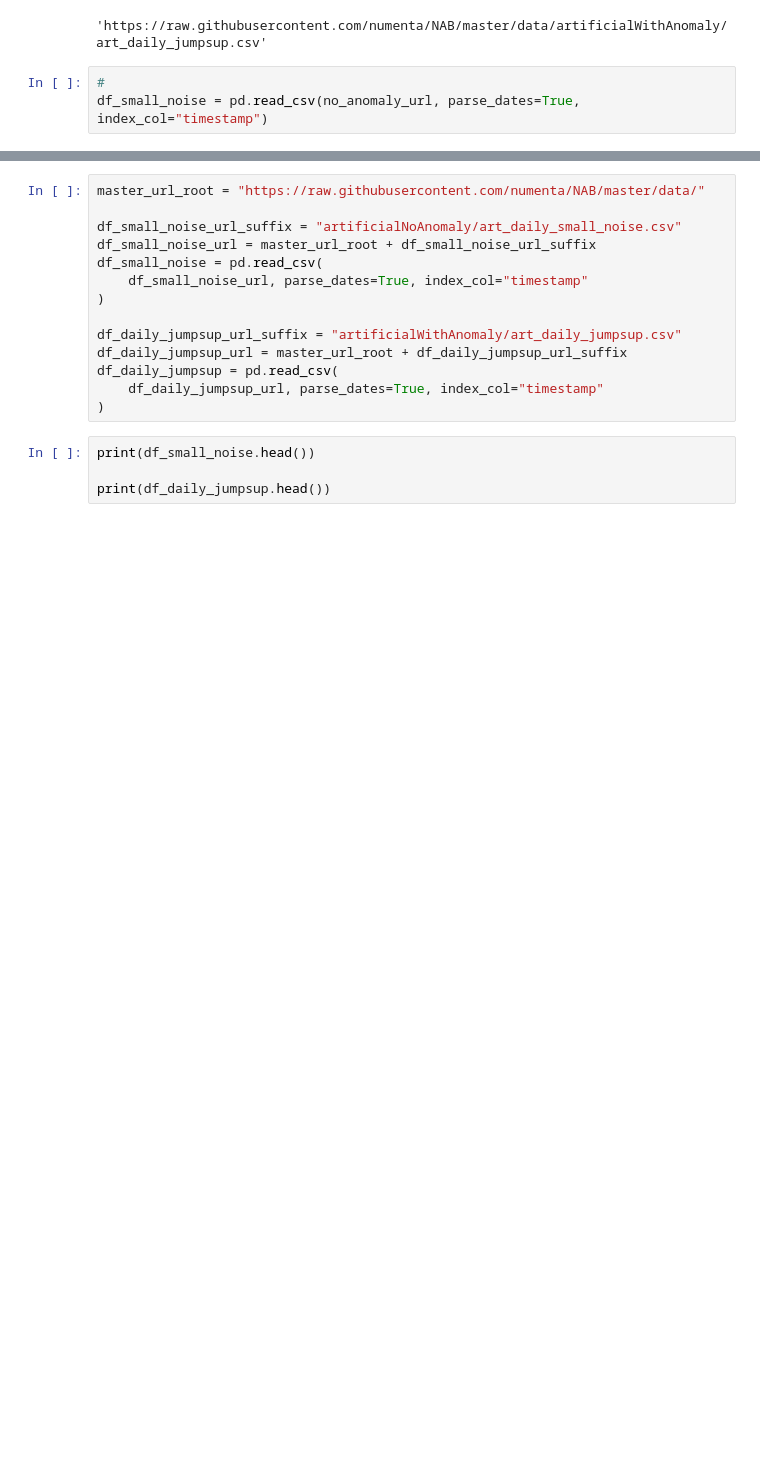
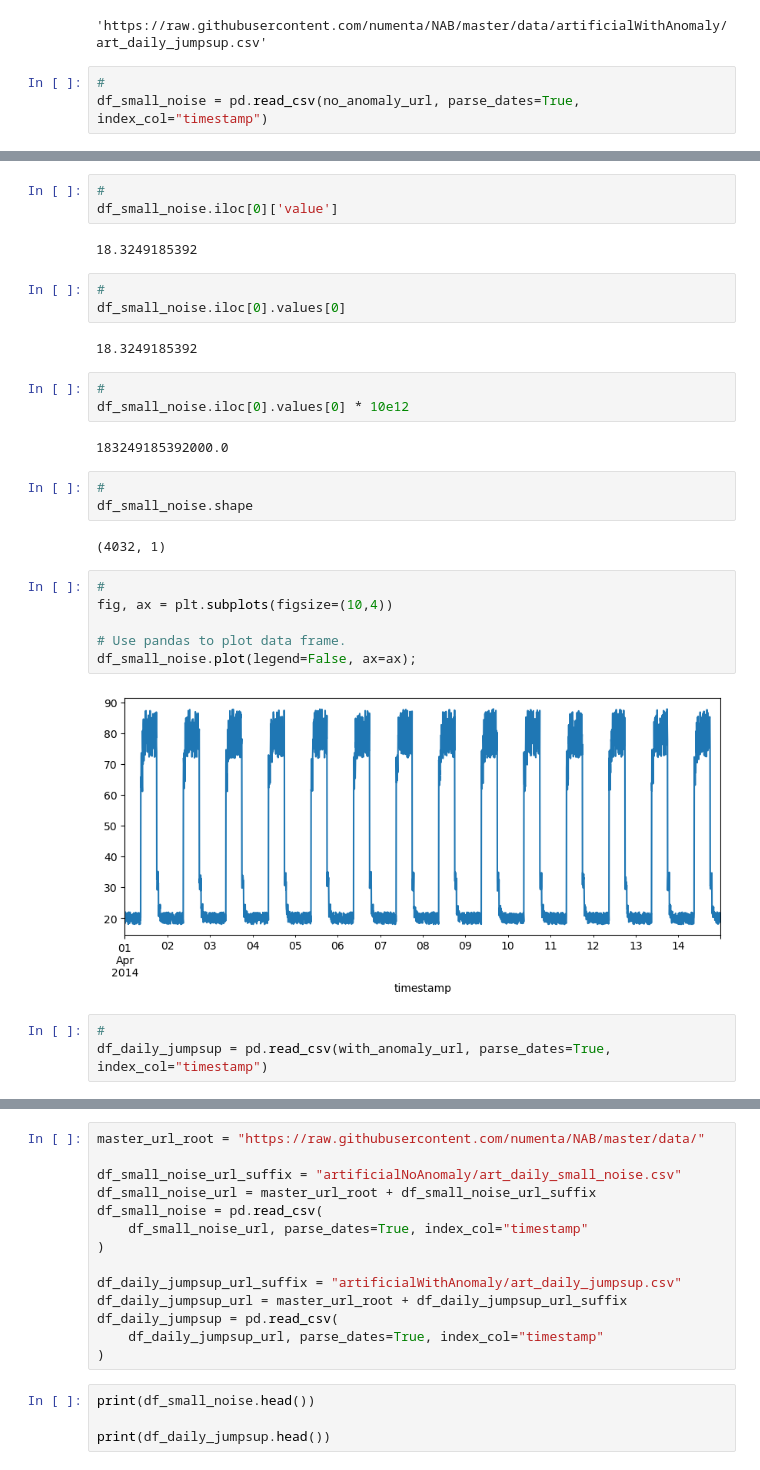
Before and after one commit to Mantvydas-data/MLS-Project, a Jupyter notebook: Timeseries Anomaly Detection using Keras.ipynb, the cells around one changed output, grey strips where cells are left out. Saved outputs shown, nothing was run; the diff lists cells and outputs as text; blank space fills up the shorter version.

Commit message:
Data code update

```diff
--- a/Timeseries Anomaly Detection using Keras.ipynb
+++ b/Timeseries Anomaly Detection using Keras.ipynb
@@ -62,0 +75,31 @@ df_small_noise
+# %%
+#
+df_small_noise.iloc[0]['value']
+# %% [output]
+18.3249185392
+# %%
+#
+df_small_noise.iloc[0].values[0]
+# %% [output]
+18.3249185392
+# %%
+#
+df_small_noise.iloc[0].values[0] * 10e12
+# %% [output]
+183249185392000.0
+# %%
+#
+df_small_noise.shape
+# %% [output]
+(4032, 1)
+# %%
+#
+fig, ax = plt.subplots(figsize=(10,4))
+
+# Use pandas to plot data frame.
+df_small_noise.plot(legend=False, ax=ax);
+# %% [output]
+[figure, added]
+# %%
+#
+df_daily_jumpsup = pd.read_csv(with_anomaly_url, parse_dates=True, index_col="timestamp")
```
Also changed, not shown: parts of 8 cells of this notebook.
